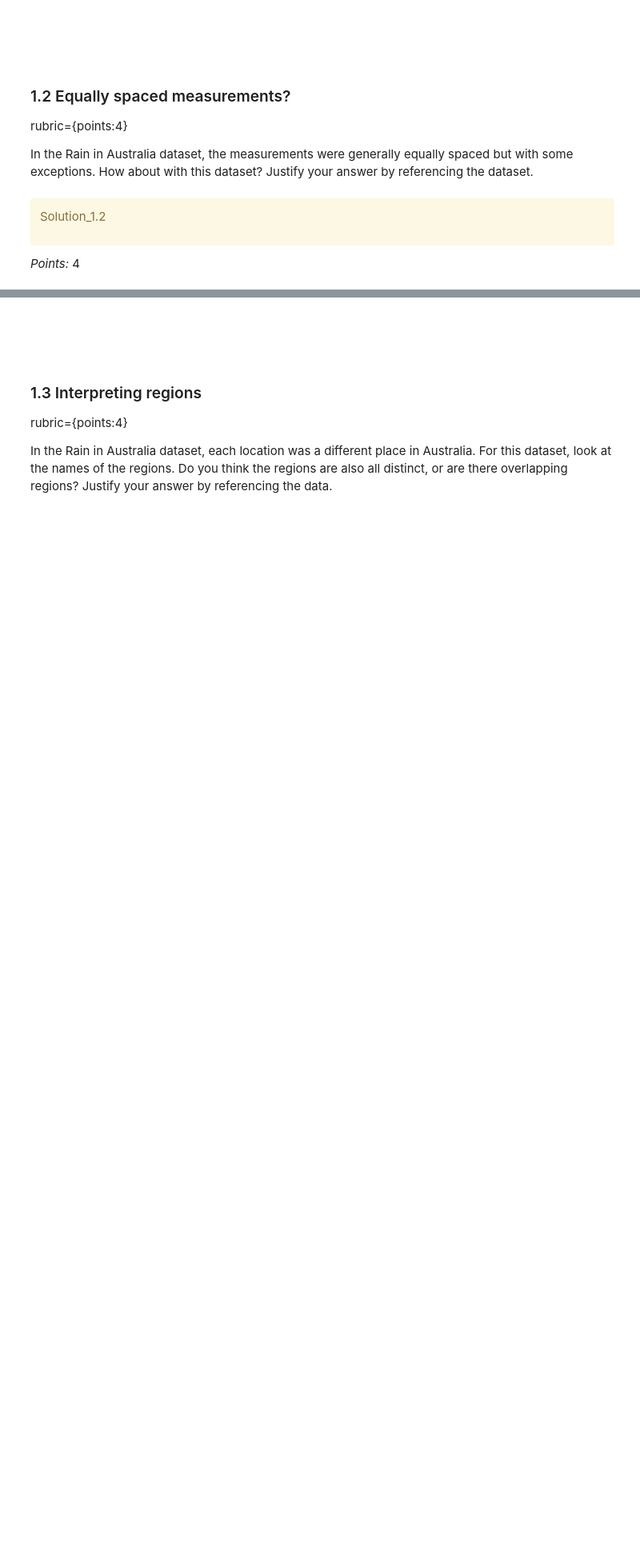
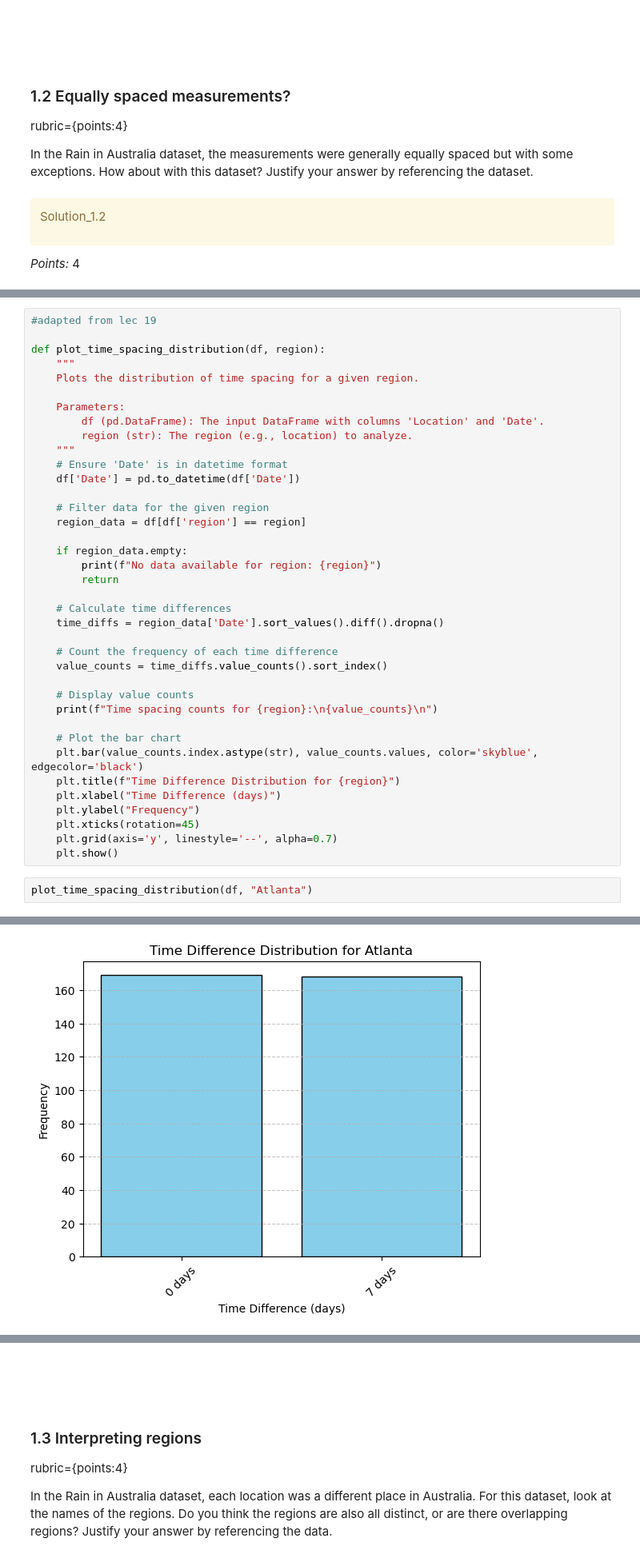
Before and after one commit to aneeshanavlakha/hw8, a Jupyter notebook: hw8.ipynb, the cells around one changed output, grey strips where cells are left out. Shown: that part at 80% size. Saved outputs shown, nothing was run; the diff lists cells and outputs as text; blank space fills up the shorter version.

```diff
--- a/hw8.ipynb
+++ b/hw8.ipynb
@@ -142,0 +197,41 @@ _Type your answer here, replacing this text._
+# %%
+#adapted from lec 19
+
+def plot_time_spacing_distribution(df, region):
+    """
+    Plots the distribution of time spacing for a given region.
+
+    Parameters:
+        df (pd.DataFrame): The input DataFrame with columns 'Location' and 'Date'.
+        region (str): The region (e.g., location) to analyze.
+    """
+    # Ensure 'Date' is in datetime format
+    df['Date'] = pd.to_datetime(df['Date'])
+
+    # Filter data for the given region
+    region_data = df[df['region'] == region]
+
+    if region_data.empty:
+        print(f"No data available for region: {region}")
+        return
+
+    # Calculate time differences
+    time_diffs = region_data['Date'].sort_values().diff().dropna()
+
+    # Count the frequency of each time difference
+    value_counts = time_diffs.value_counts().sort_index()
+
+    # Display value counts
+    print(f"Time spacing counts for {region}:\n{value_counts}\n")
+
+    # Plot the bar chart
+    plt.bar(value_counts.index.astype(str), value_counts.values, color='skyblue', edgecolor='black')
+    plt.title(f"Time Difference Distribution for {region}")
+    plt.xlabel("Time Difference (days)")
+    plt.ylabel("Frequency")
+    plt.xticks(rotation=45)
+    plt.grid(axis='y', linestyle='--', alpha=0.7)
+    plt.show()
+# %%
+plot_time_spacing_distribution(df, "Atlanta")
+# %% [output]
@@ -142,0 +243 @@ _Type your answer here, replacing this text._
+[figure, added]
```
Also changed, not shown: parts of 45 cells of this notebook.
